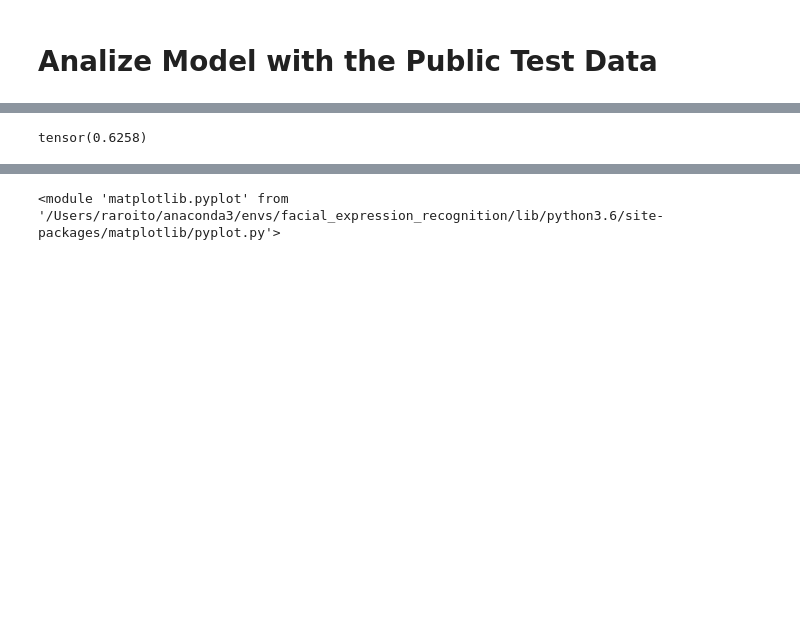
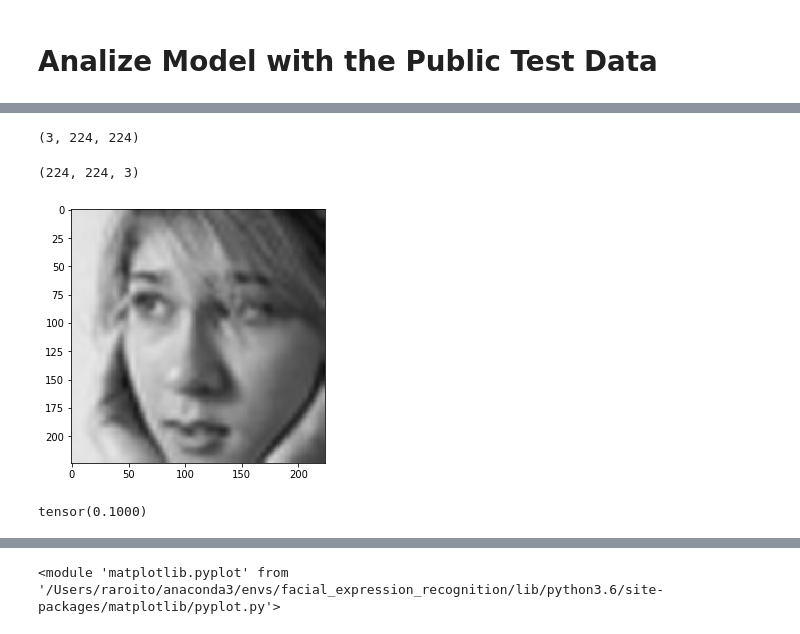
Before and after one commit to raroito87/facial_expression_recognition, a Jupyter notebook: Notebooks/Analyze Result. CNN pertained VGG16. BatchSize 64. reduced dataset. Balanced Sampling.ipynb, the cells around one changed output, grey strips where cells are left out. Saved outputs shown, nothing was run; the diff lists cells and outputs as text; code cells hidden in the pictures; blank space fills up the shorter version.

Commit message:
changed: fixed small things
also improved the script to show to the companies

```diff
--- a/Notebooks/Analyze Result. CNN pertained VGG16. BatchSize 64. reduced dataset. Balanced Sampling.ipynb
+++ b/Notebooks/Analyze Result. CNN pertained VGG16. BatchSize 64. reduced dataset. Balanced Sampling.ipynb
@@ -105,0 +130,6 @@ model.eval()
+# %%
+data_grey =  torch.tensor(X_df.values, device=device, dtype=dtype)
+x_data = torch.zeros([data_grey.shape[0], 3, data_grey.shape[1]])
+for i in range(data_grey.shape[0]):
+    x_data [i] = data_grey[i].unsqueeze(0).repeat(3, 1)
+x_data  = x_data .reshape(data_grey.shape[0], 3, 224, 224)
@@ -106 +176,18 @@ model.eval()
+# %%
+img  = x_data[0].detach().numpy()
+img.shape
+# %% [output]
+(3, 224, 224)
+# %%
+img = np.transpose(img, (1, 2, 0))
+img.shape
+# %% [output]
+(224, 224, 3)
+# %%
+plt.figure(1, figsize=(10, 5))
+plt.subplot(1,2, 1)
+plt.imshow(img, cmap='gray', interpolation='none')
+plt.show()
+# %% [output]
+[figure, added]
 # %%
@@ -109,9 +195,9 @@ y_test = torch.tensor(y_df.values, device=device, dtype=torch.long)
 # %%
 y_pred_prob = None
 with torch.no_grad():
-    y_pred_prob = model(X_test)
+    y_pred_prob = model(x_data)
 y_pred = y_pred_prob.argmax(1)
 accuracy_soft = (y_pred == y_test).float().mean()
 accuracy_soft
 # %% [output]
-tensor(0.6258)
+tensor(0.1000)
```
Also changed, not shown: parts of 12 cells of this notebook, 6 other files.
